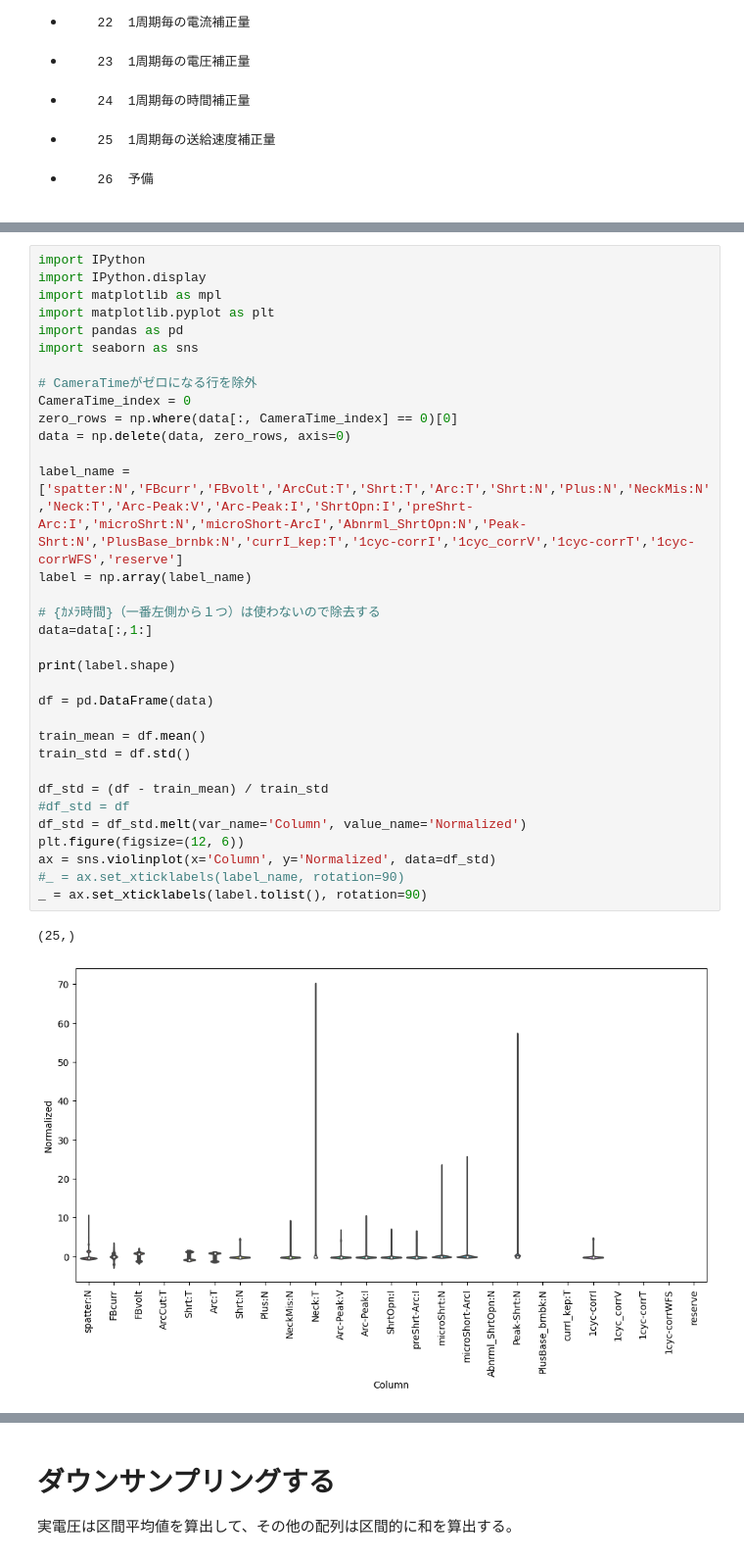
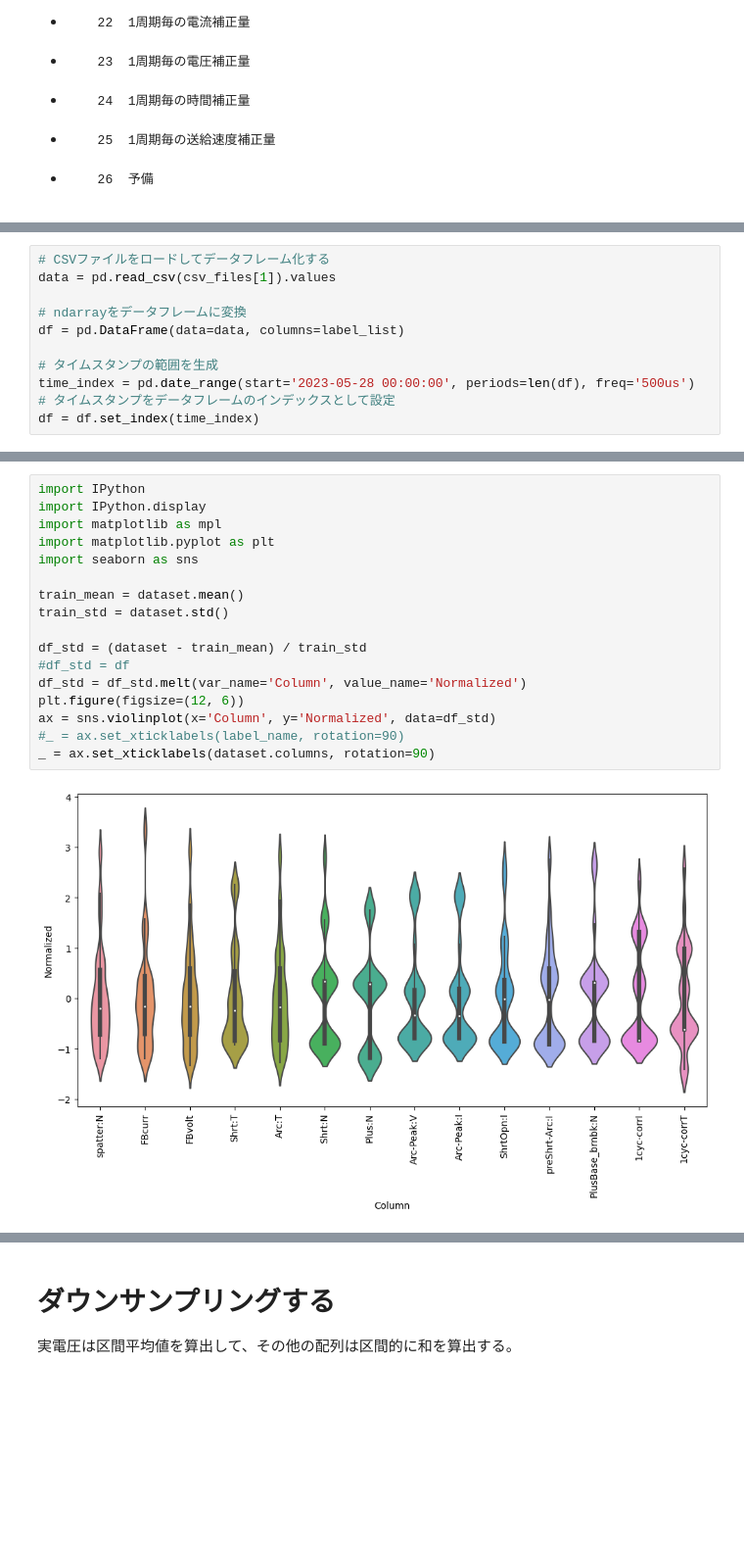
Before and after one commit to MatsuKoou/keras_Fukushima, a Jupyter notebook: LSTM_try04-6.ipynb, the cells around one changed output, grey strips where cells are left out. Shown at 98% size. Saved outputs shown, nothing was run; the diff lists cells and outputs as text; blank space fills up the shorter version.

```diff
--- a/LSTM_try04-6.ipynb
+++ b/LSTM_try04-6.ipynb
@@ -74,0 +102,11 @@ array([[327500,      1,    304, ...,      0,      0,      0],
+# %%
+# CSVファイルをロードしてデータフレーム化する
+data = pd.read_csv(csv_files[1]).values
+
+# ndarrayをデータフレームに変換
+df = pd.DataFrame(data=data, columns=label_list)
+
+# タイムスタンプの範囲を生成
+time_index = pd.date_range(start='2023-05-28 00:00:00', periods=len(df), freq='500us')
+# タイムスタンプをデータフレームのインデックスとして設定
+df = df.set_index(time_index)
@@ -75,36 +201,19 @@ array([[327500,      1,    304, ...,      0,      0,      0],
 # %%
 import IPython
 import IPython.display
 import matplotlib as mpl
 import matplotlib.pyplot as plt
-import pandas as pd
 import seaborn as sns
 
-# CameraTimeがゼロになる行を除外
-CameraTime_index = 0
-zero_rows = np.where(data[:, CameraTime_index] == 0)[0]
-data = np.delete(data, zero_rows, axis=0)
+train_mean = dataset.mean()
+train_std = dataset.std()
 
-label_name =['spatter:N','FBcurr','FBvolt','ArcCut:T','Shrt:T','Arc:T','Shrt:N','Plus:N','NeckMis:N','Neck:T','Arc-Peak:V','Arc-Peak:I','ShrtOpn:I','preShrt-Arc:I','microShrt:N','microShort-ArcI','Abnrml_ShrtOpn:N','Peak-Shrt:N','PlusBase_brnbk:N','currI_kep:T','1cyc-corrI','1cyc_corrV','1cyc-corrT','1cyc-corrWFS','reserve']
-label = np.array(label_name)
-
-# {ｶﾒﾗ時間}（一番左側から１つ）は使わないので除去する
-data=data[:,1:]
-
-print(label.shape)
-
-df = pd.DataFrame(data)
-
-train_mean = df.mean()
-train_std = df.std()
-
-df_std = (df - train_mean) / train_std
+df_std = (dataset - train_mean) / train_std
 #df_std = df
 df_std = df_std.melt(var_name='Column', value_name='Normalized')
 plt.figure(figsize=(12, 6))
 ax = sns.violinplot(x='Column', y='Normalized', data=df_std)
 #_ = ax.set_xticklabels(label_name, rotation=90)
-_ = ax.set_xticklabels(label.tolist(), rotation=90)
+_ = ax.set_xticklabels(dataset.columns, rotation=90)
 # %% [output]
-(25,)
-[figure, old version]
+[figure, new version]
```
Also changed, not shown: parts of 28 cells of this notebook.
